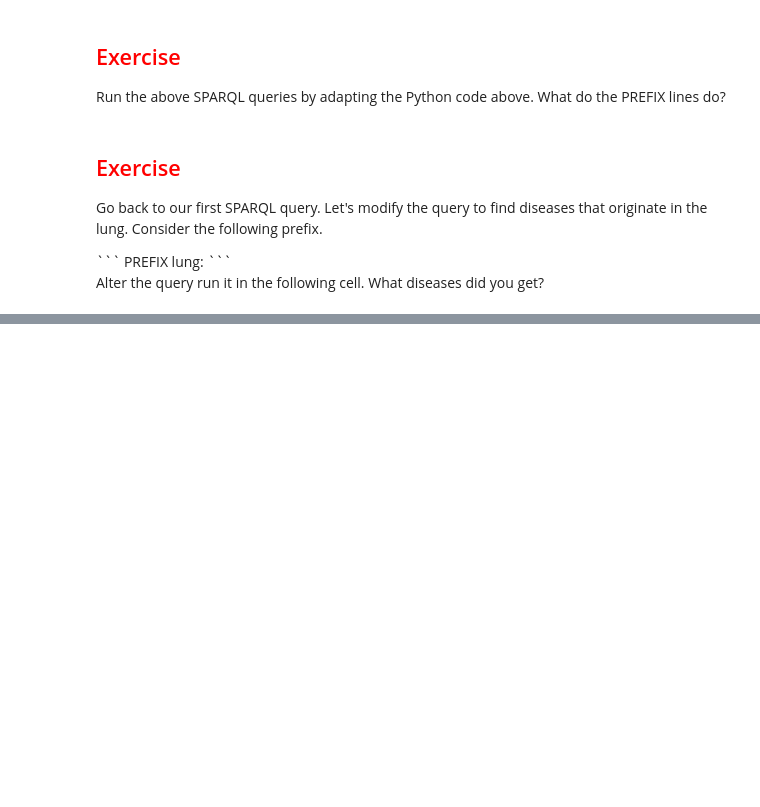
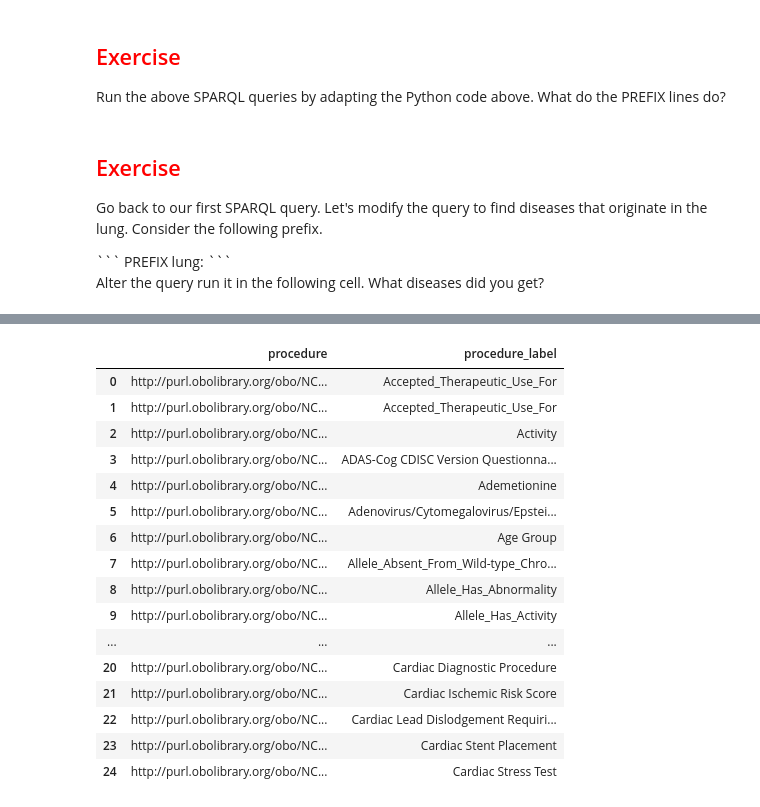
Before and after one commit to TheJacksonLaboratory/robinson-lab-notebooks, a Jupyter notebook: Linked_Data_Biolink.ipynb, the cells around one changed output, grey strips where cells are left out. Saved outputs shown, nothing was run; the diff lists cells and outputs as text; code cells hidden in the pictures; blank space fills up the shorter version.

Commit message:
alpha version of notebook

```diff
--- a/Linked_Data_Biolink.ipynb
+++ b/Linked_Data_Biolink.ipynb
@@ -363,0 +371,50 @@ PREFIX lung: <http://purl.obolibrary.org/obo/NCIT_C12468>
+# %%
+sparql = SPARQLWrapper("https://stars-app.renci.org/ncitgraph/sparql")
+
+sparql.setQuery("""
+    PREFIX rdfs: <http://www.w3.org/2000/01/rdf-schema#>
+PREFIX lung: <http://purl.obolibrary.org/obo/NCIT_C12468>
+PREFIX ProcedureHasTarget: <http://purl.obolibrary.org/obo/NCIT_R163>
+SELECT DISTINCT ?procedure ?procedure_label
+FROM <http://purl.obolibrary.org/obo/ncit.owl>
+FROM <http://purl.obolibrary.org/obo/ncit/ncit-property-graph-redundant.ttl>
+WHERE {
+?disease ProcedureHasTarget: lung: .
+?procedure rdfs:label ?procedure_label .
+}
+       LIMIT 25
+""")
+
+sparql.setReturnFormat(JSON)
+result = sparql.query()
+
+processed_results = json.load(result.response)
+cols = processed_results['head']['vars']
+
+out = []
+for row in processed_results['results']['bindings']:
+    item = []
+    for c in cols:
+        item.append(row.get(c, {}).get('value'))
+    out.append(item)
+
+df = pd.DataFrame(out, columns=cols)
+df
+# %% [output]
+|  | procedure | procedure_label |
+| 0 | http://purl.obolibrary.org/obo/NC... | Accepted_Therapeutic_Use_For |
+| 1 | http://purl.obolibrary.org/obo/NC... | Accepted_Therapeutic_Use_For |
+| 2 | http://purl.obolibrary.org/obo/NC... | Activity |
+| 3 | http://purl.obolibrary.org/obo/NC... | ADAS-Cog CDISC Version Questionna... |
+| 4 | http://purl.obolibrary.org/obo/NC... | Ademetionine |
+| 5 | http://purl.obolibrary.org/obo/NC... | Adenovirus/Cytomegalovirus/Epstei... |
+| 6 | http://purl.obolibrary.org/obo/NC... | Age Group |
+| 7 | http://purl.obolibrary.org/obo/NC... | Allele_Absent_From_Wild-type_Chro... |
+| 8 | http://purl.obolibrary.org/obo/NC... | Allele_Has_Abnormality |
+| 9 | http://purl.obolibrary.org/obo/NC... | Allele_Has_Activity |
+| ... | ... | ... |
+| 20 | http://purl.obolibrary.org/obo/NC... | Cardiac Diagnostic Procedure |
+| 21 | http://purl.obolibrary.org/obo/NC... | Cardiac Ischemic Risk Score |
+| 22 | http://purl.obolibrary.org/obo/NC... | Cardiac Lead Dislodgement Requiri... |
+| 23 | http://purl.obolibrary.org/obo/NC... | Cardiac Stent Placement |
+| 24 | http://purl.obolibrary.org/obo/NC... | Cardiac Stress Test |
```
Also changed, not shown: parts of 14 cells of this notebook.
